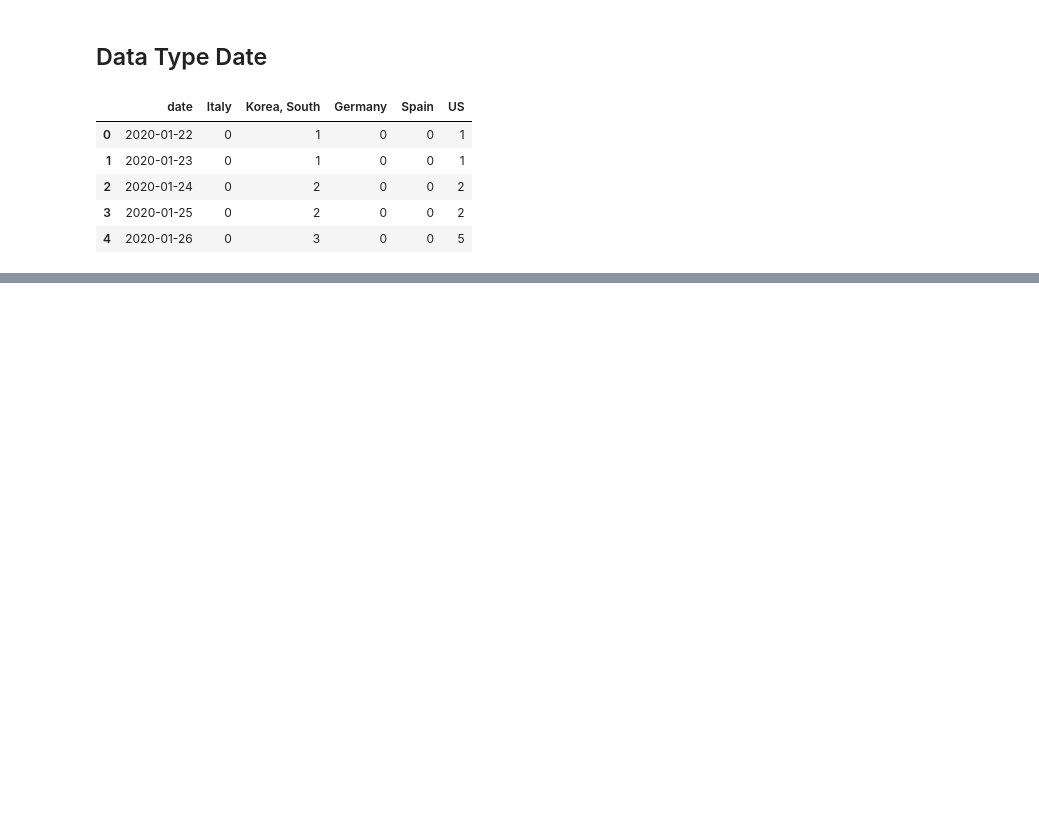
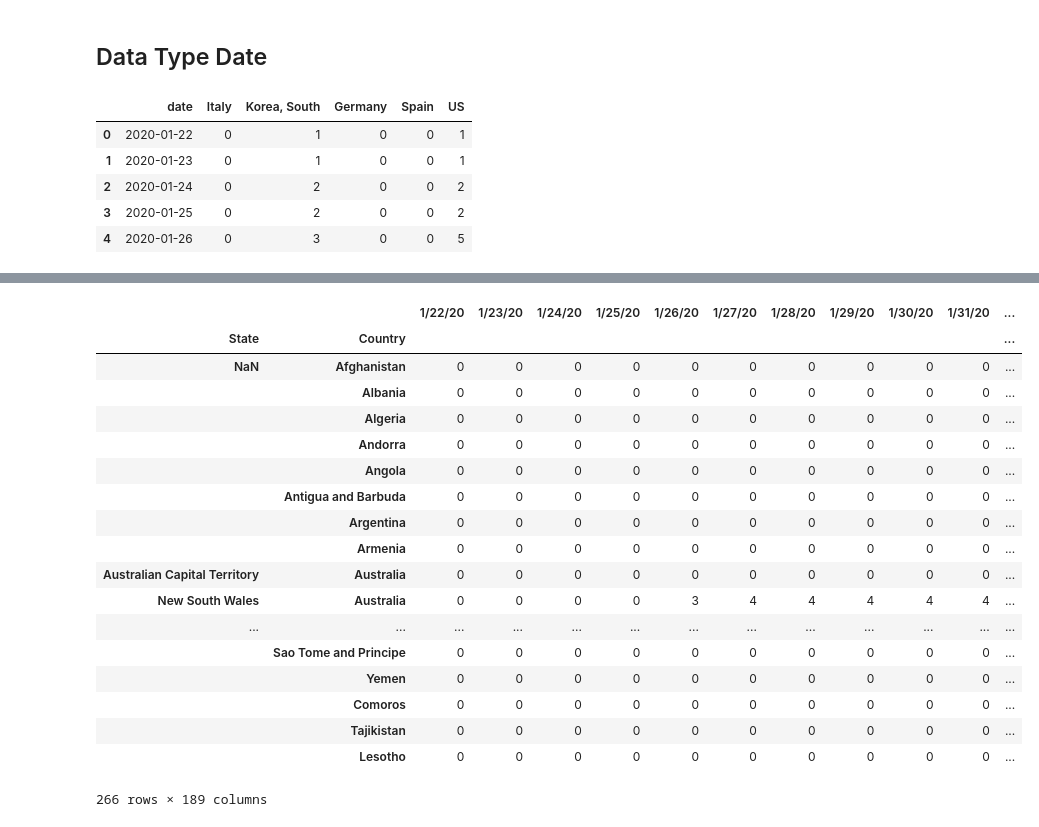
Before and after one commit to guru5/EDS_2020_COVID-19_416669, a Jupyter notebook: notebooks/Lec_Data_Preparation_V1.0.ipynb, the cells around one changed output, grey strips where cells are left out. Drawn from its saved outputs; the diff is of its cells as text; code cells hidden in the pictures; blank space fills up the shorter version.

```diff
--- a/notebooks/Lec_Data_Preparation_V1.0.ipynb
+++ b/notebooks/Lec_Data_Preparation_V1.0.ipynb
@@ -133,0 +128,10 @@ df_plot.to_csv('../data/processed/COVID_small_flat_table_July 29_.csv', sep = ';
+# %%
+data_path='../data/raw/COVID-19/csse_covid_19_data/csse_covid_19_time_series/time_series_covid19_confirmed_global.csv'
+pd_raw=pd.read_csv(data_path)
+
+
+pd_db = pd_raw.rename(columns= {
+    'Country/Region': 'Country',
+    'Province/State': 'State'
+}).drop(['Lat', 'Long'], axis=1)
+pd_db.head()
@@ -133,0 +146,22 @@ df_plot.to_csv('../data/processed/COVID_small_flat_table_July 29_.csv', sep = ';
+# %%
+pd_db.set_index(['State', 'Country'])
+# %% [output]
+|  |  | 1/22/20 | 1/23/20 | 1/24/20 | 1/25/20 | 1/26/20 | 1/27/20 | 1/28/20 | 1/29/20 | 1/30/20 | 1/31/20 | ... |
+| State | Country |  |  |  |  |  |  |  |  |  |  | ... |
+| NaN | Afghanistan | 0 | 0 | 0 | 0 | 0 | 0 | 0 | 0 | 0 | 0 | ... |
+|  | Albania | 0 | 0 | 0 | 0 | 0 | 0 | 0 | 0 | 0 | 0 | ... |
+|  | Algeria | 0 | 0 | 0 | 0 | 0 | 0 | 0 | 0 | 0 | 0 | ... |
+|  | Andorra | 0 | 0 | 0 | 0 | 0 | 0 | 0 | 0 | 0 | 0 | ... |
+|  | Angola | 0 | 0 | 0 | 0 | 0 | 0 | 0 | 0 | 0 | 0 | ... |
+|  | Antigua and Barbuda | 0 | 0 | 0 | 0 | 0 | 0 | 0 | 0 | 0 | 0 | ... |
+|  | Argentina | 0 | 0 | 0 | 0 | 0 | 0 | 0 | 0 | 0 | 0 | ... |
+|  | Armenia | 0 | 0 | 0 | 0 | 0 | 0 | 0 | 0 | 0 | 0 | ... |
+| Australian Capital Territory | Australia | 0 | 0 | 0 | 0 | 0 | 0 | 0 | 0 | 0 | 0 | ... |
+| New South Wales | Australia | 0 | 0 | 0 | 0 | 3 | 4 | 4 | 4 | 4 | 4 | ... |
+| ... | ... | ... | ... | ... | ... | ... | ... | ... | ... | ... | ... | ... |
+|  | Sao Tome and Principe | 0 | 0 | 0 | 0 | 0 | 0 | 0 | 0 | 0 | 0 | ... |
+|  | Yemen | 0 | 0 | 0 | 0 | 0 | 0 | 0 | 0 | 0 | 0 | ... |
+|  | Comoros | 0 | 0 | 0 | 0 | 0 | 0 | 0 | 0 | 0 | 0 | ... |
+|  | Tajikistan | 0 | 0 | 0 | 0 | 0 | 0 | 0 | 0 | 0 | 0 | ... |
+|  | Lesotho | 0 | 0 | 0 | 0 | 0 | 0 | 0 | 0 | 0 | 0 | ... |
+266 rows × 189 columns
```
Also changed, not shown: parts of 13 cells of this notebook.
